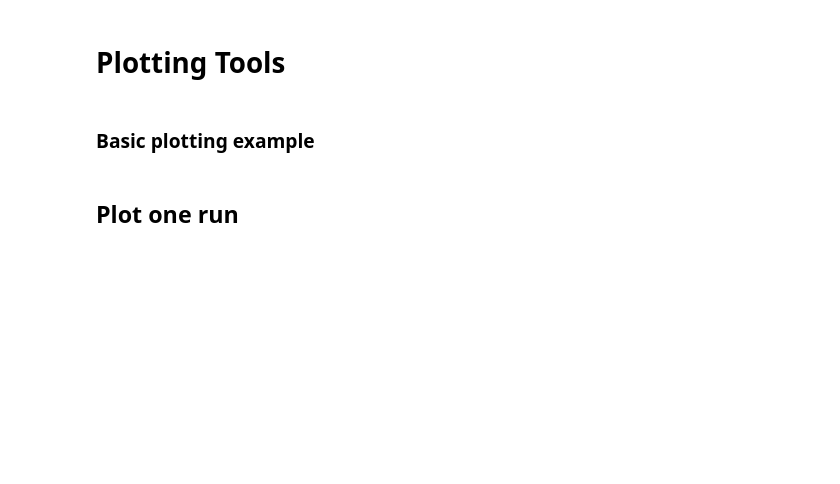
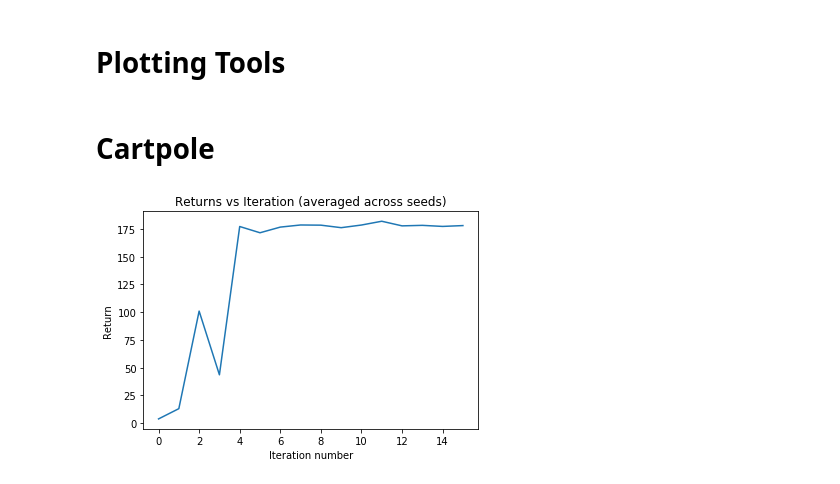
Before and after one commit to vitchyr/handful-of-trials, a Jupyter notebook: plotter.ipynb, the cells around one changed output. Drawn from its saved outputs; the diff is of its cells as text; code cells hidden in the pictures; blank space fills up the shorter version.

```diff
--- a/plotter.ipynb
+++ b/plotter.ipynb
@@ -8,10 +8,26 @@ import glob
 import numpy as np
 from scipy.io import loadmat, savemat
 import matplotlib.pyplot as plt
-# %% [markdown]
-### Basic plotting example
-# %% [markdown]
-## Plot one run
+# %%
+def plot_one_run(log_dir):
+    all_returns = []
+    for log_file in sorted(glob.glob(log_dir + "logs.mat")):
+        data = loadmat(log_file)
+        all_returns.append(data["returns"][0])
+
+    max_trial_length = min(map(len, all_returns))
+    trimmed_returns = np.array([r[:max_trial_length] for r in all_returns])
+    average_returns = np.mean(trimmed_returns, axis=0)
+    # Plot result
+    plt.figure()
+    plt.plot(np.arange(len(average_returns)), average_returns)
+    plt.title("Returns vs Iteration (averaged across seeds)")
+    plt.xlabel("Iteration number")
+    plt.ylabel("Return")
+    plt.show()
+# %% [markdown]
+# Cartpole
 # %%
-# Cartpole
-log_dir = '/home/vitchyr/git/handful-of-trials/log/test/2019-07-01--16:18:38/'
+plot_one_run('/home/vitchyr/git/handful-of-trials/log/test/2019-07-01--16:18:38/')https://www.youtube.com/watch?v=uj6Z7ZYuSzs&list=PLsbYZauRyT1KZvMjDMNm-3NheCXzwLZub&index=14
+# %% [output]
+[figure, added]
```
Also changed, not shown: parts of 10 cells of this notebook, 7 other files.
